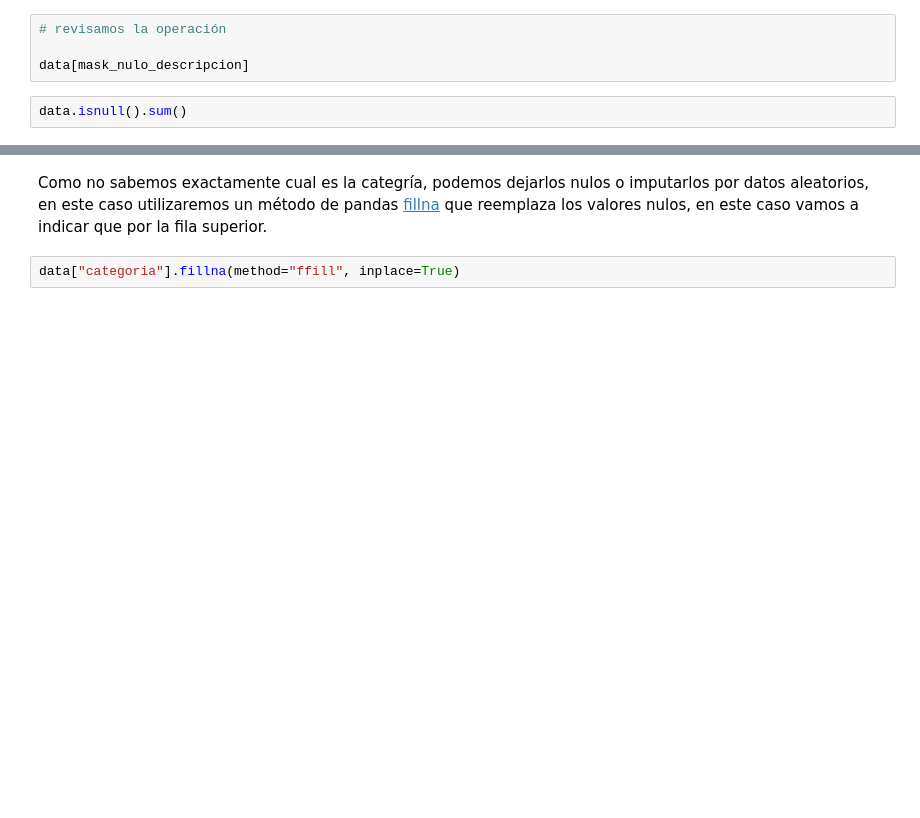
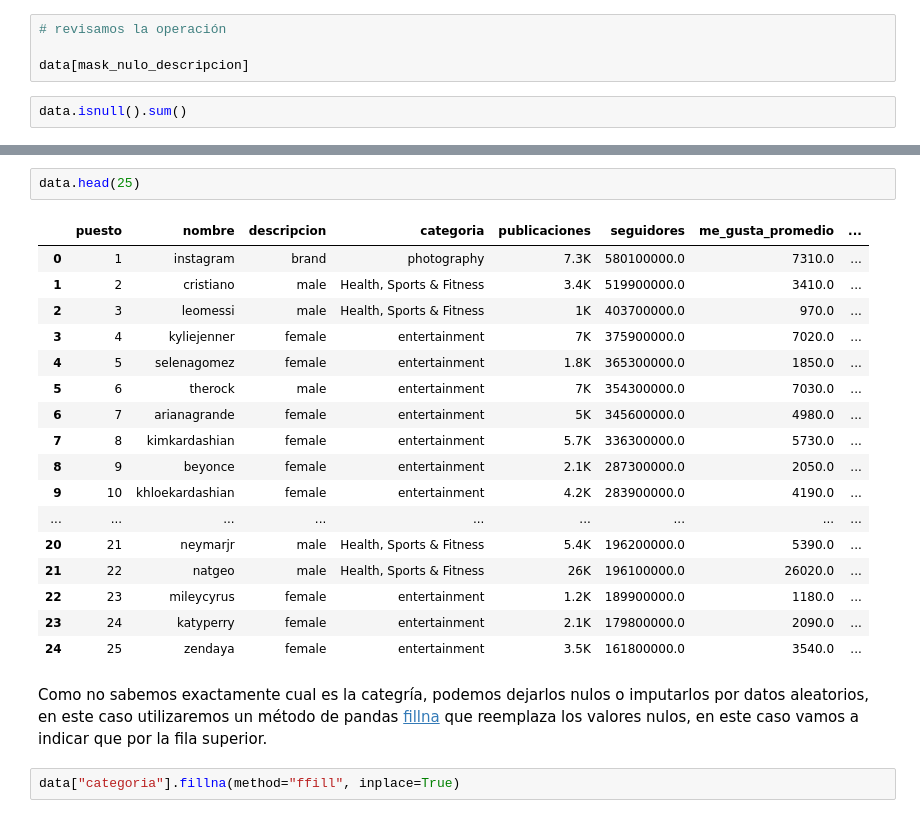
Before and after one commit to IonatanPerez/Aprender_Programando_2023, a Jupyter notebook: Clase_a_Clase/Clase 9 - 05-06-23/Repaso Proyecto Datos.ipynb, the cells around one changed output, grey strips where cells are left out. Saved outputs shown, nothing was run; the diff lists cells and outputs as text; blank space fills up the shorter version.

```diff
--- a/Clase_a_Clase/Clase 9 - 05-06-23/Repaso Proyecto Datos.ipynb
+++ b/Clase_a_Clase/Clase 9 - 05-06-23/Repaso Proyecto Datos.ipynb
@@ -257,3 +394,23 @@ data[data["categoria"].isnull()]
+# %%
+data.head(25)
+# %% [output]
+|  | puesto | nombre | descripcion | categoria | publicaciones | seguidores | me_gusta_promedio | ... |
+| 0 | 1 | instagram | brand | photography | 7.3K | 580100000.0 | 7310.0 | ... |
+| 1 | 2 | cristiano | male | Health, Sports & Fitness | 3.4K | 519900000.0 | 3410.0 | ... |
+| 2 | 3 | leomessi | male | Health, Sports & Fitness | 1K | 403700000.0 | 970.0 | ... |
+| 3 | 4 | kyliejenner | female | entertainment | 7K | 375900000.0 | 7020.0 | ... |
+| 4 | 5 | selenagomez | female | entertainment | 1.8K | 365300000.0 | 1850.0 | ... |
+| 5 | 6 | therock | male | entertainment | 7K | 354300000.0 | 7030.0 | ... |
+| 6 | 7 | arianagrande | female | entertainment | 5K | 345600000.0 | 4980.0 | ... |
+| 7 | 8 | kimkardashian | female | entertainment | 5.7K | 336300000.0 | 5730.0 | ... |
+| 8 | 9 | beyonce | female | entertainment | 2.1K | 287300000.0 | 2050.0 | ... |
+| 9 | 10 | khloekardashian | female | entertainment | 4.2K | 283900000.0 | 4190.0 | ... |
+| ... | ... | ... | ... | ... | ... | ... | ... | ... |
+| 20 | 21 | neymarjr | male | Health, Sports & Fitness | 5.4K | 196200000.0 | 5390.0 | ... |
+| 21 | 22 | natgeo | male | Health, Sports & Fitness | 26K | 196100000.0 | 26020.0 | ... |
+| 22 | 23 | mileycyrus | female | entertainment | 1.2K | 189900000.0 | 1180.0 | ... |
+| 23 | 24 | katyperry | female | entertainment | 2.1K | 179800000.0 | 2090.0 | ... |
+| 24 | 25 | zendaya | female | entertainment | 3.5K | 161800000.0 | 3540.0 | ... |
 # %% [markdown]
 Como no sabemos exactamente cual es la categría, podemos dejarlos nulos o imputarlos por datos aleatorios, en este caso utilizaremos un método de pandas [fillna](https://pandas.pydata.org/docs/reference/api/pandas.DataFrame.fillna.html) que reemplaza los valores nulos, en este caso vamos a indicar que por la fila superior.
 # %%
```
Also changed, not shown: parts of 32 cells of this notebook, 22 other files.
